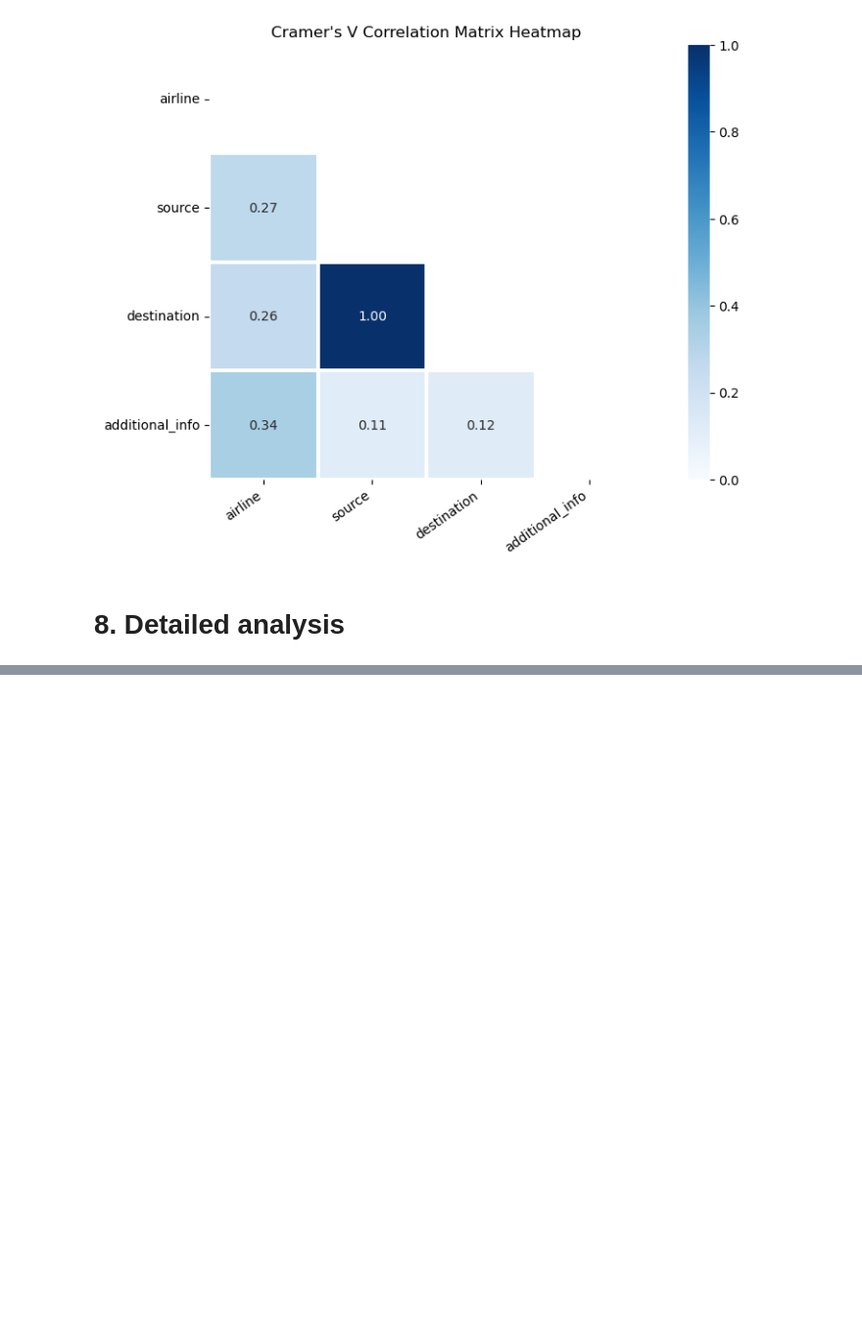
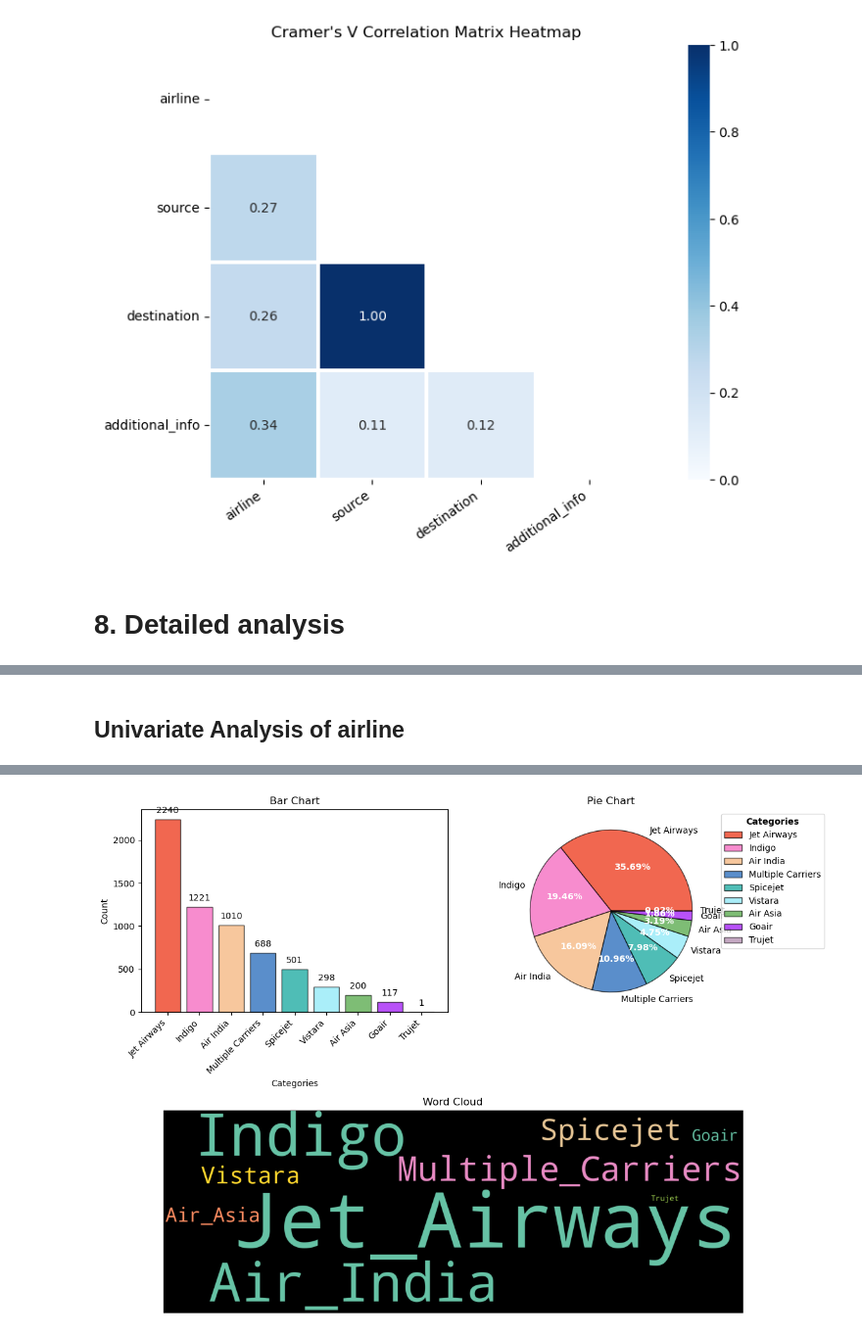
Before and after one commit to aman6303/ml-project2-flight-price-prediction-using-aws-sagemaker, a Jupyter notebook: notebooks/02_eda.ipynb, the cells around one changed output, grey strips where cells are left out. Shown at 98% size. Cells and saved outputs as stored; diff of their text form; code cells hidden in the pictures; blank space fills up the shorter version.

```diff
--- a/notebooks/02_eda.ipynb
+++ b/notebooks/02_eda.ipynb
@@ -177,0 +228,4 @@ eda_helper_functions.cramersV_heatmap(train)
+# %%
+eda_helper_functions.cat_univar_plots(train, "airline")
+# %% [output]
+Univariate Analysis of airline
@@ -177,0 +233 @@ eda_helper_functions.cramersV_heatmap(train)
+[figure, added]
```
Also changed, not shown: parts of 36 cells of this notebook.
